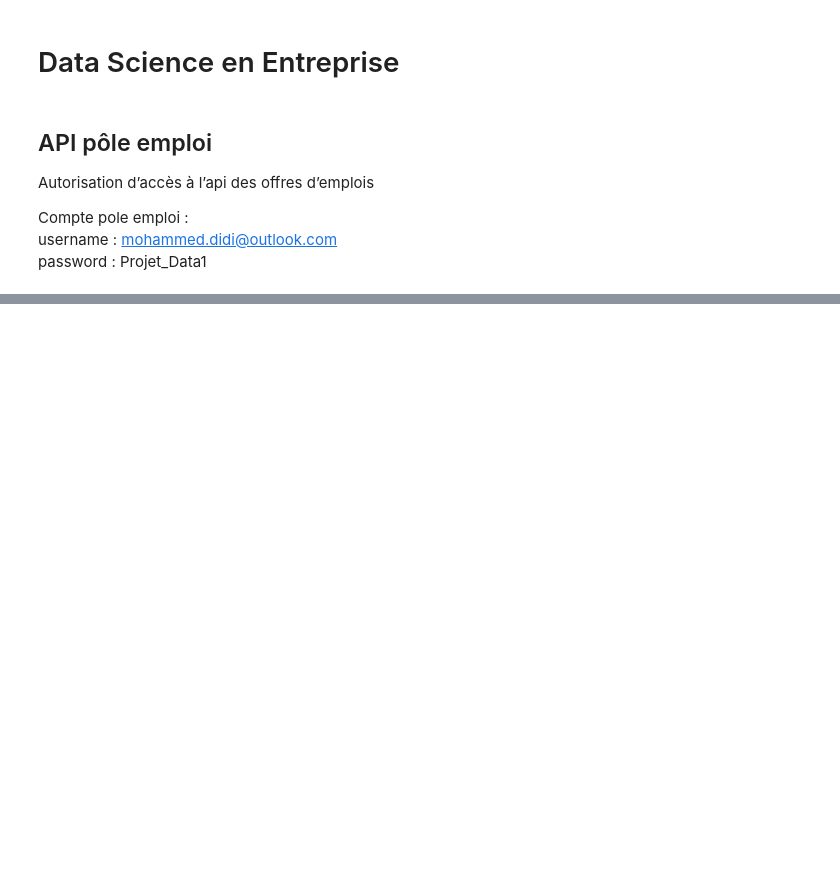
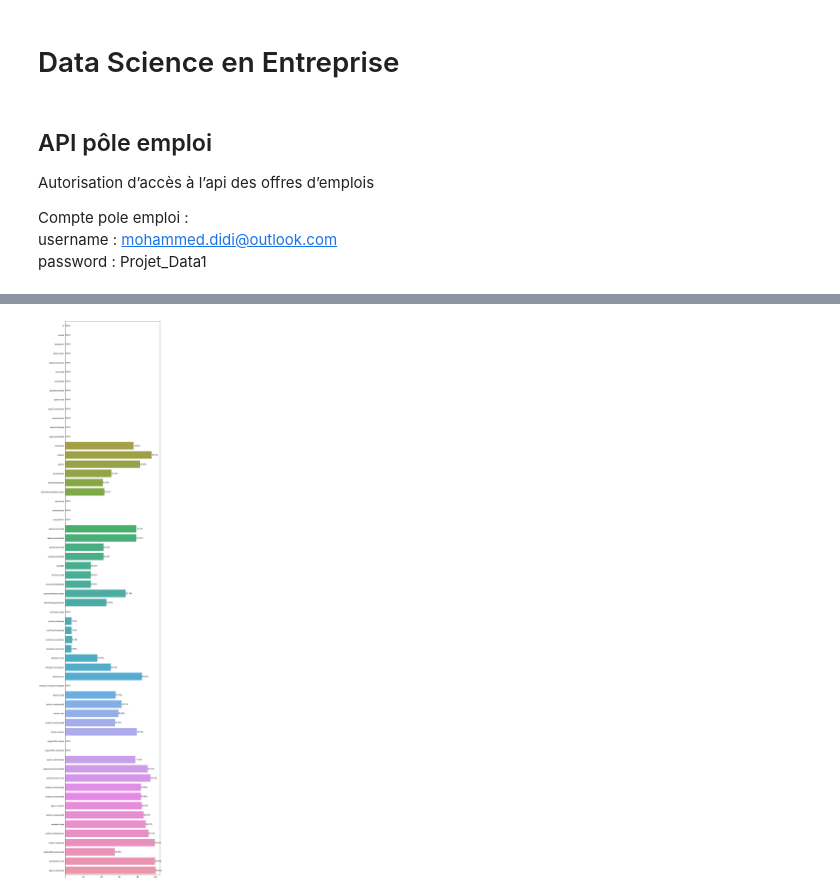
Before and after one commit to DlDI/Data_Pole_Emploi, a Jupyter notebook: notebooks/main.ipynb, the cells around one changed output, grey strips where cells are left out. Saved outputs shown, nothing was run; the diff lists cells and outputs as text; code cells hidden in the pictures; blank space fills up the shorter version.

```diff
--- a/notebooks/main.ipynb
+++ b/notebooks/main.ipynb
@@ -259,0 +261,2 @@ print(concatenated_df)
+# %%
+concatenated_df = pd.read_csv('../data/concatenated_offers.csv')
@@ -259,0 +273,18 @@ print(concatenated_df)
+# %%
+cols = concatenated_df.columns
+
+# Display the percentage of missing values for each column
+missing_percentage = concatenated_df.isnull().mean() * 100
+
+# plot the missing percentage
+import matplotlib.pyplot as plt
+import seaborn as sns
+
+plt.figure(figsize=(10, 60))
+sns.barplot(x=missing_percentage, y=missing_percentage.index)
+
+# add values on top of the bars
+for index, value in enumerate(missing_percentage):
+    plt.text(value, index, f'{value:.2f}%', va='center')
+# %% [output]
+[figure, added]
```
Also changed, not shown: parts of 12 cells of this notebook.
